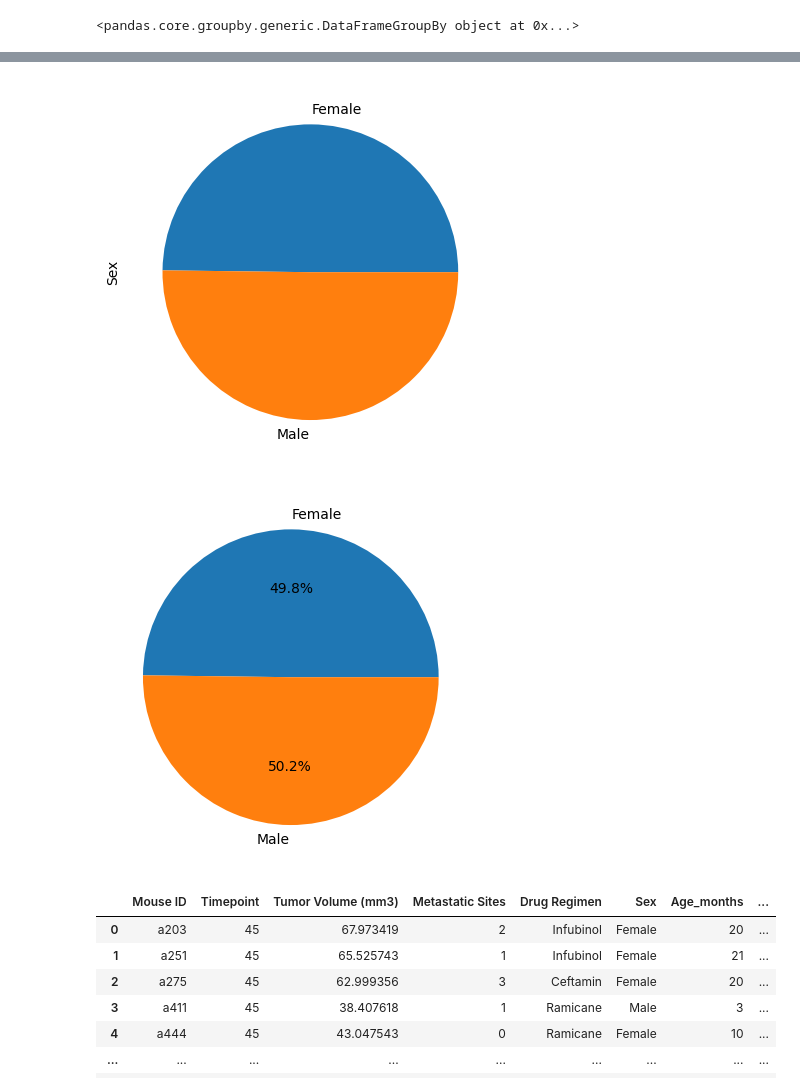
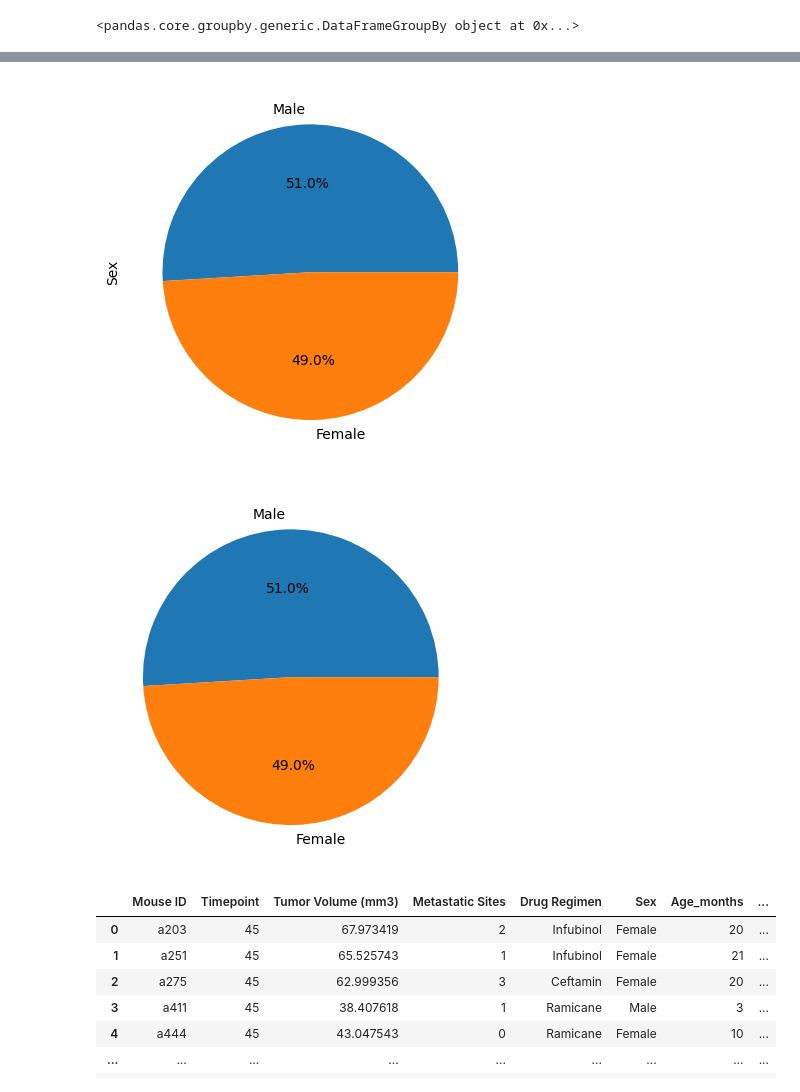
Before and after one commit to nabroo101/module_5_SCC, a Jupyter notebook: pymaceuticals.ipynb, the cells around one changed output, grey strips where cells are left out. Saved outputs shown, nothing was run; the diff lists cells and outputs as text; code cells hidden in the pictures.

```diff
--- a/pymaceuticals.ipynb
+++ b/pymaceuticals.ipynb
@@ -172,26 +195,23 @@ plt.show()
 # %%
+# Group the merged_data DataFrame by the 'Sex' column and count the number of unique mice
+sex_distribution = clean_data['Sex'].value_counts()
+# Create a pie plot using Pandas
+sex_distribution.plot(kind='pie',autopct='%1.1f%%')
 
 
-# Group the merged_data DataFrame by the 'Sex' column and count the number of unique mice
-sex_distribution = data_merged_unfinished.groupby('Sex')['Mouse ID'].nunique()
-
-# Create a pie plot using Pandas
-sex_distribution.plot(kind='pie')
-
-# Remove the y-axis label
 plt.ylabel('Sex')
 
 # Display the plot
 plt.show()
 # %% [output]
-[figure, old version]
+[figure, new version]
 # %%
 # Generate a pie plot showing the distribution of female versus male mice using pyplot
 plt.pie(sex_distribution.values, labels=sex_distribution.index, autopct='%1.1f%%')
 
 plt.show()
 # %% [output]
-[figure, old version]
+[figure, new version]
 # %%
 # Calculate the final tumor volume of each mouse across four of the treatment regimens:
 # Capomulin, Ramicane, Infubinol, and Ceftamin
```
Also changed, not shown: parts of 9 cells of this notebook.
